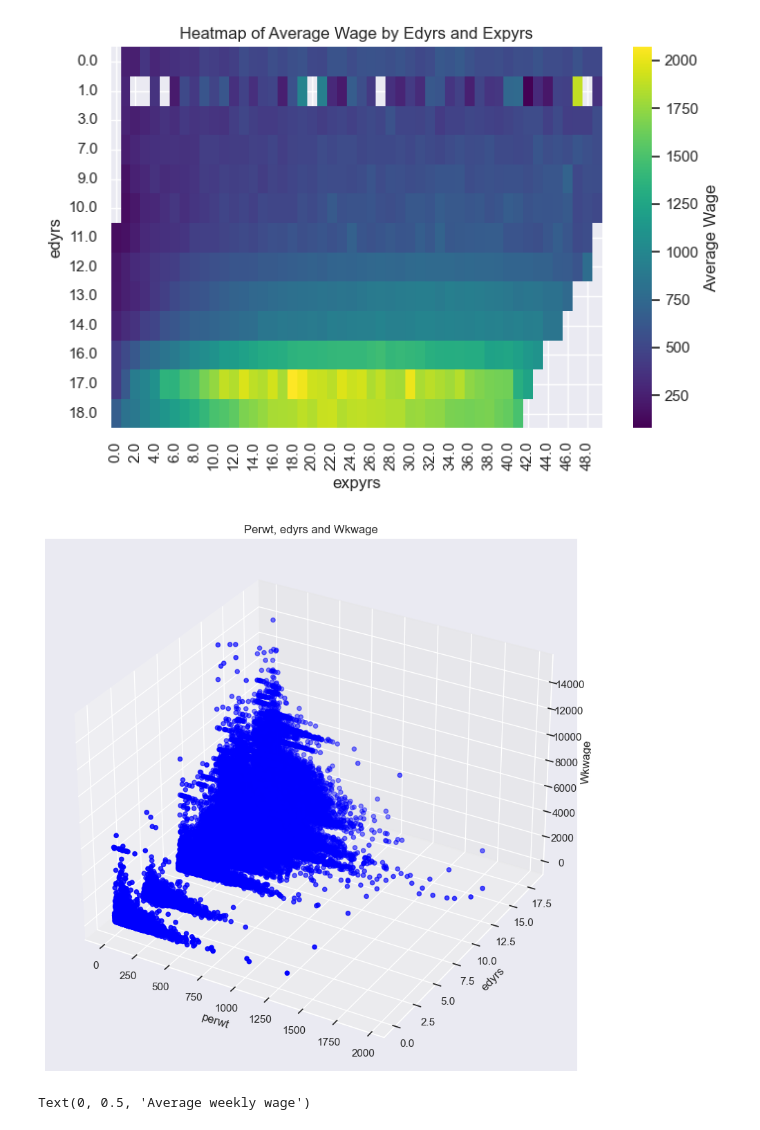
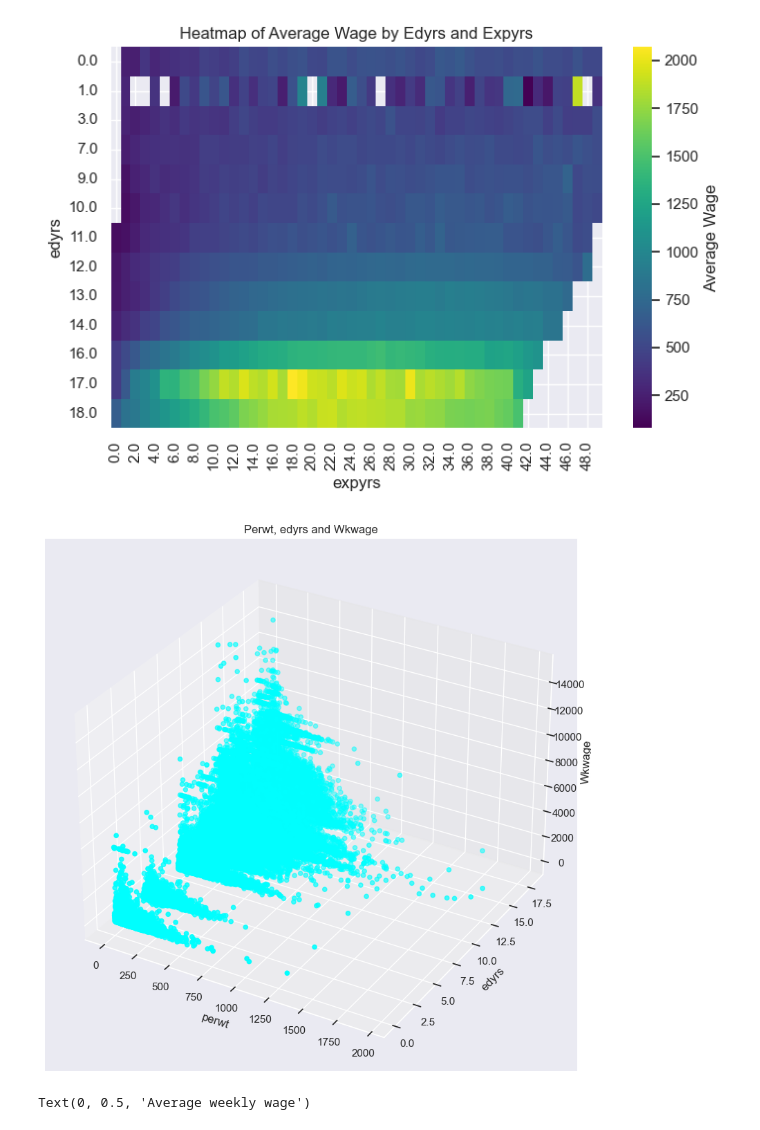
Before and after one commit to Somewhat-Coder/Microwages-ML, a Jupyter notebook: main.ipynb, the cells around one changed output. Drawn from its saved outputs; the diff is of its cells as text; code cells hidden in the pictures.

```diff
--- a/main.ipynb
+++ b/main.ipynb
@@ -155,14 +185,3 @@ ax.set_title("Education in years and average wage")
 # %% [output]
 Text(0.5, 1.0, 'Education in years and average wage')
 [figure]
-# %%
-occupations = df.iloc[:, 9:17]
-occupations_count = dict(occupations.sum())
-
-sns.set_theme(rc = {'figure.figsize':(8, 5)})
-sns.set_style("darkgrid")
-colors = sns.color_palette('pastel')[0:5]
-plt.pie(occupations_count.values(), labels=occupations_count.keys(), autopct='%.1f%%', colors=colors)
-
-plt.title("Distribution of Occupation")
-plt.show()
@@ -228,20 +245,20 @@ plt.show()
 # %%
 edyrs_wkwage_mean = df.groupby('edyrs')['wkwage'].mean().reset_index()
 
-sns.set_theme(rc = {'figure.figsize':(15, 10)})
+sns.set_theme(rc = {'figure.figsize':(20, 10)})
 
 fig = plt.figure()
 ax = fig.add_subplot(projection='3d')
-ax.scatter(df['perwt'], df['edyrs'], df['wkwage'], c='blue')
+ax.scatter(df['perwt'], df['edyrs'], df['wkwage'], c='cyan')
 
 ax.set_xlabel('perwt')
 ax.set_ylabel('edyrs')
 ax.set_zlabel('Wkwage')
 ax.set_title('Perwt, edyrs and Wkwage')
 
 plt.show()
 # %% [output]
-[figure, old version]
+[figure, new version]
 # %%
 
 occu_data = pd.DataFrame(columns=['occupation', 'expyrs_rounded', 'wkwage'])
```
Also changed, not shown: parts of 14 cells of this notebook, 1 other file.
